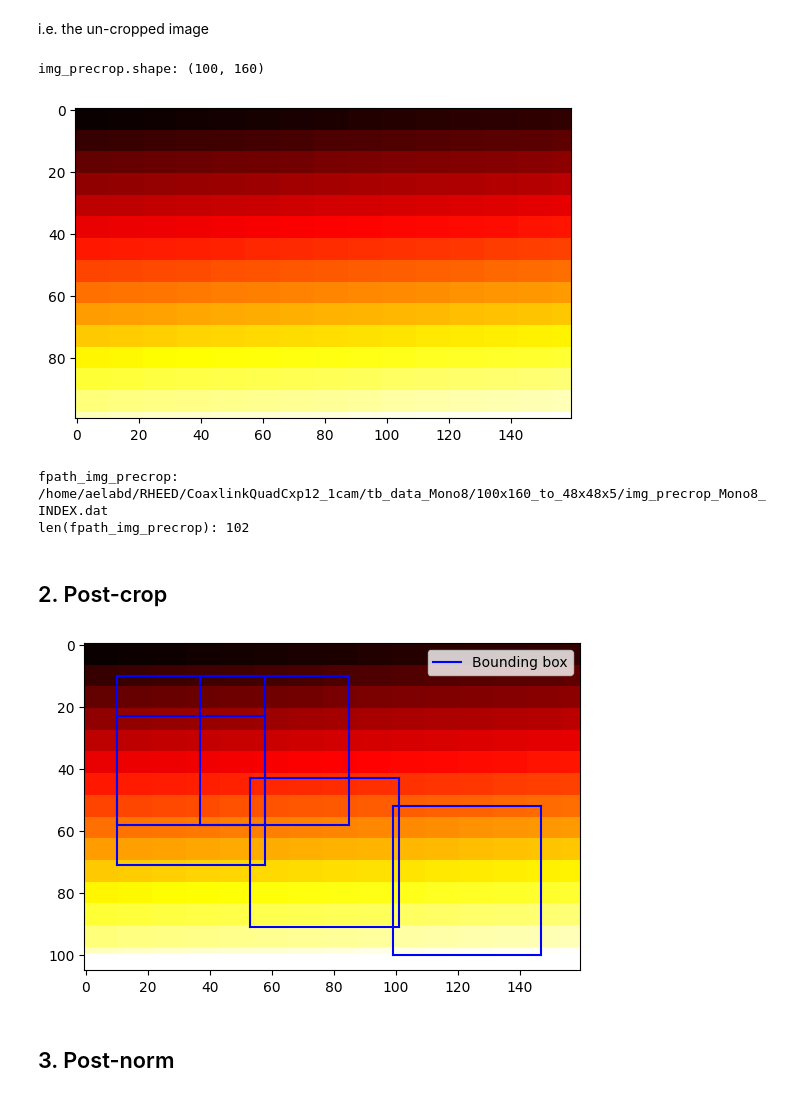
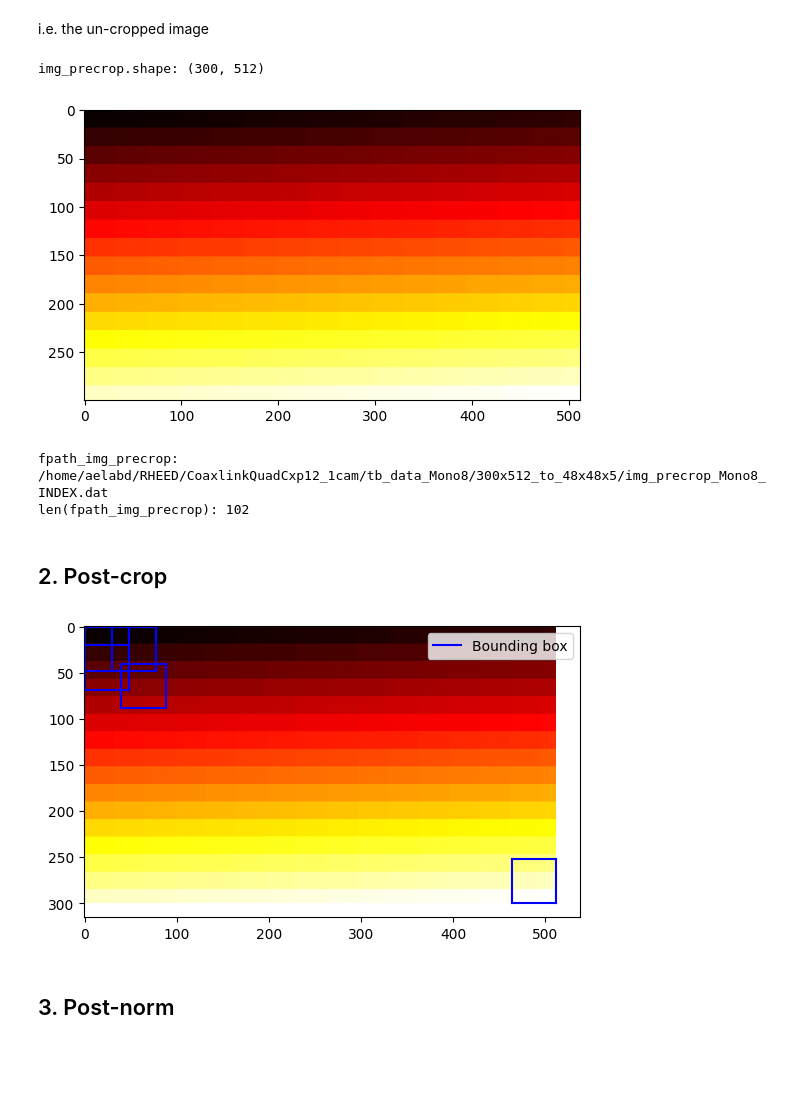
Before and after one commit to abdelabd/CoaxlinkQuadCxp12_1cam, a Jupyter notebook: generate_tb_data_Mono8.ipynb, the cells around one changed output. Cells and saved outputs as stored; diff of their text form; code cells hidden in the pictures; blank space fills up the shorter version.

Commit message:
generate, simulate testbench with different size of input/output data

```diff
--- a/generate_tb_data_Mono8.ipynb
+++ b/generate_tb_data_Mono8.ipynb
@@ -20,13 +20,37 @@ np.random.seed(0)
 # %% [markdown]
 Globals
 # %%
-IN_ROWS = 100 # NOTE: Must be a multiple of 16!
-IN_COLS = 160 # NOTE: Must be a multiple of 16!
+IN_ROWS = 300 # NOTE: Must be a multiple of 16!
+IN_COLS = 512 # NOTE: Must be a multiple of 16!
 OUT_ROWS = 48
 OUT_COLS = 48
 IMG_COL_BITWIDTH = int(np.ceil(np.log2(IN_COLS+1))+1)
 IMG_ROW_BITWIDTH = int(np.ceil(np.log2(IN_ROWS+1))+1)
 NUM_CROPS = 5
+
+# 32x32_to_5x5x5
+# TOP_LEFT_Y1X1 = [(0,0),
+#                 (0,3),    # 0<-->1 left-right overlap
+#                 (2,0),   # 1<-->2 top-bottom overlap
+#                 (4,4),     # 1<-->3 bottom-right corner overlap
+#                 (IN_ROWS-OUT_ROWS, IN_COLS-OUT_COLS)
+#                 ]
+
+# # 100x160_to_48x48x5
+# TOP_LEFT_Y1X1 = [(10,10),
+#                 (10,37),    # 0<-->1 left-right overlap
+#                 (23,10),   # 1<-->2 top-bottom overlap
+#                 (43,53),     # 1<-->3 bottom-right corner overlap
+#                 (52, 99)     # 4 by itself, no overlap
+#                 ]
+
+# # 300x512_to_48x48x5
+TOP_LEFT_Y1X1 = [(0,0),
+                (0,30),    # 0<-->1 left-right overlap
+                (20,0),   # 1<-->2 top-bottom overlap
+                (40,40),     # 1<-->3 bottom-right corner overlap
+                (IN_ROWS-OUT_ROWS, IN_COLS-OUT_COLS)
+                ]
 
 TESTBENCH_TYPE = "VALUE_EQUALS_INDEX"
 assert(TESTBENCH_TYPE in ["VALUE_EQUALS_INDEX"]) # ["REAL_DATA", "VALUE_EQUALS_INDEX", "RANDOM"])
@@ -152,8 +176,8 @@ plt.imshow(img_precrop_float, cmap='hot', vmin=0, vmax=VMAX)
 plt.show()
 plt.close()
 # %% [output]
-img_precrop.shape: (100, 160)
+img_precrop.shape: (300, 512)
-[figure, old version]
+[figure, new version]
 # %%
 fpath_img_precrop = os.path.join(top_level_dir, f"img_precrop_Mono8{DATA_STRING_INSERT}.dat")
 print(f"fpath_img_precrop: {fpath_img_precrop}")
@@ -175,7 +199,7 @@ with open(fpath_img_precrop, "w") as f:
 
             # print(f"val: {val}, val_hex: {val_hex}")
 # %% [output]
-fpath_img_precrop: /home/aelabd/RHEED/CoaxlinkQuadCxp12_1cam/tb_data_Mono8/100x160_to_48x48x5/img_precrop_Mono8_INDEX.dat
+fpath_img_precrop: /home/aelabd/RHEED/CoaxlinkQuadCxp12_1cam/tb_data_Mono8/300x512_to_48x48x5/img_precrop_Mono8_INDEX.dat
 len(fpath_img_precrop): 102
 # %% [markdown]
 ## 2. Post-crop
@@ -199,33 +223,26 @@ def plot_borders_norm(ax, crop_boxes_norm, image_size=(100, 160)):
             ax.plot([x2, x2], [y1, y2], color='blue') # right
     ax.legend()
 # %%
-TOP_LEFT_Y1X1 = [(10,10),
-                (10,37),    # 0<-->1 left-right overlap
-                (23,10),   # 1<-->2 top-bottom overlap
-                (43,53),     # 1<-->3 bottom-right corner overlap
-                (52, 99)     # 4 by itself, no overlap
-                ]
-
 crop_boxes_norm = []
 for (y1,x1) in TOP_LEFT_Y1X1:
     y2 = y1 + OUT_ROWS
     y1 *= 1/IN_ROWS
     y2 *= 1/IN_ROWS
 
     x2 = x1 + OUT_COLS
     x1 *= 1/IN_COLS
     x2 *= 1/IN_COLS
     cbn = [y1, x1, y2, x2]
     crop_boxes_norm.append(cbn)
 crop_boxes_norm = np.array(crop_boxes_norm)
 
 fig, ax = plt.subplots(1)
 ax.imshow(img_precrop_float, cmap='hot', vmin=0, vmax=VMAX)
-plot_borders_norm(ax, crop_boxes_norm)
+plot_borders_norm(ax, crop_boxes_norm, image_size=(IN_ROWS, IN_COLS))
 plt.show()
 plt.close()
 # %% [output]
-[figure, old version]
+[figure, new version]
 # %%
 for (Y1, X1) in TOP_LEFT_Y1X1:
     Y2 = Y1+OUT_ROWS
```
Also changed, not shown: parts of 1 cell of this notebook, 2 other files.
